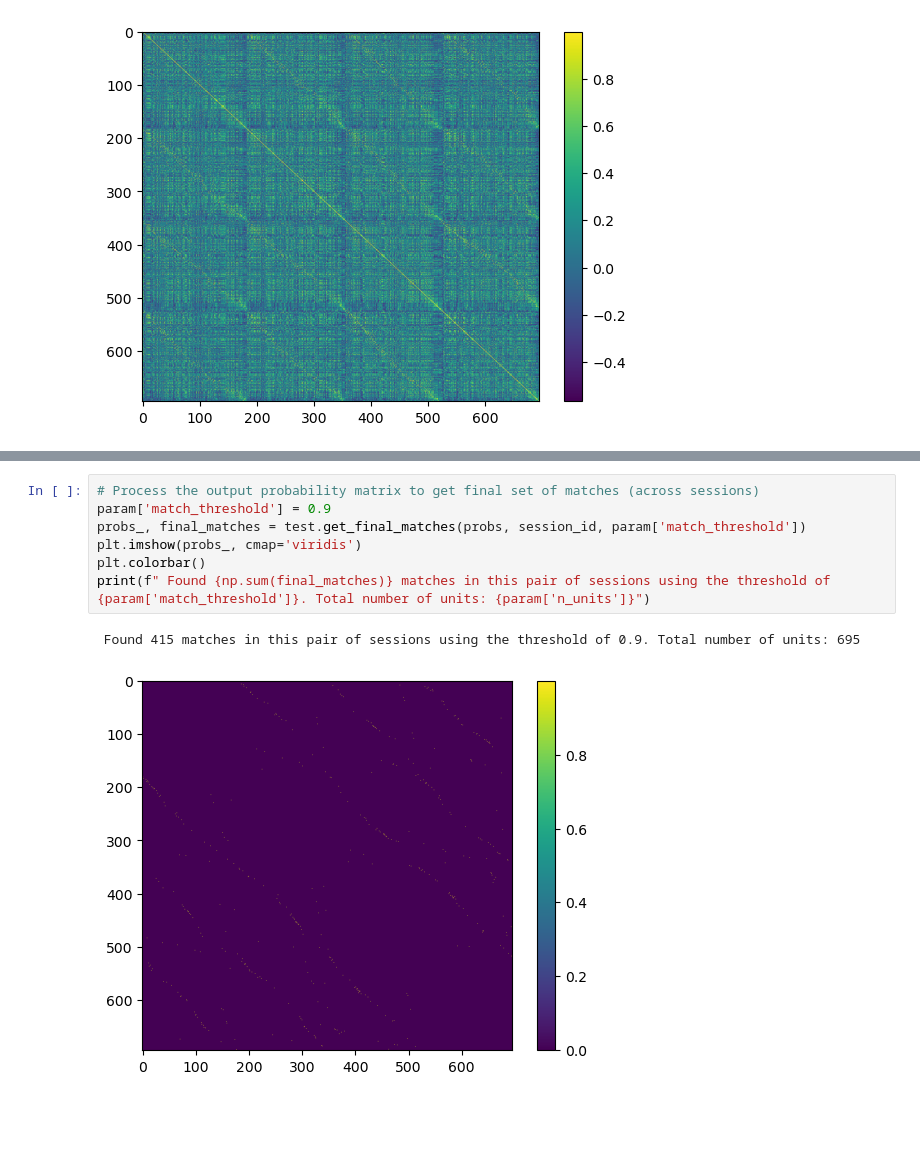
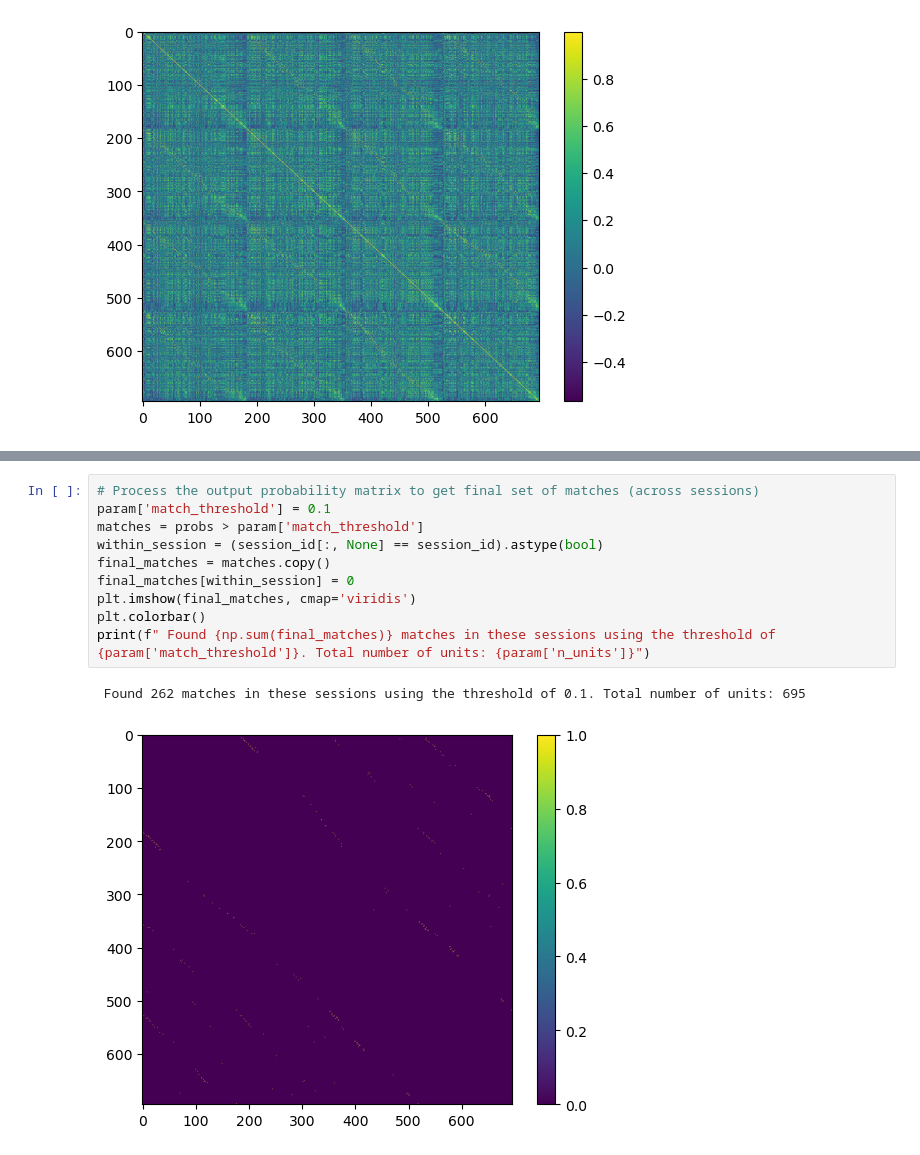
Before and after one commit to EnnyvanBeest/UnitMatch, a Jupyter notebook: UnitMatchPy/Demo Notebooks/DeepUnitMatch.ipynb, the cells around one changed output, grey strips where cells are left out. Drawn from its saved outputs; the diff is of its cells as text; blank space fills up the shorter version.

```diff
--- a/UnitMatchPy/Demo Notebooks/DeepUnitMatch.ipynb
+++ b/UnitMatchPy/Demo Notebooks/DeepUnitMatch.ipynb
@@ -139,14 +167,17 @@ The percentage of false +ve's is 0.00% for session 4
 This assumes that the spike sorter has made no mistakes
 # %%
 # Process the output probability matrix to get final set of matches (across sessions)
-param['match_threshold'] = 0.9
-probs_, final_matches = test.get_final_matches(probs, session_id, param['match_threshold'])
-plt.imshow(probs_, cmap='viridis')
+param['match_threshold'] = 0.1
+matches = probs > param['match_threshold']
+within_session = (session_id[:, None] == session_id).astype(bool)
+final_matches = matches.copy()
+final_matches[within_session] = 0
+plt.imshow(final_matches, cmap='viridis')
 plt.colorbar()
-print(f" Found {np.sum(final_matches)} matches in this pair of sessions using the threshold of {param['match_threshold']}. Total number of units: {param['n_units']}")
+print(f" Found {np.sum(final_matches)} matches in these sessions using the threshold of {param['match_threshold']}. Total number of units: {param['n_units']}")
 # %% [output]
- Found 415 matches in this pair of sessions using the threshold of 0.9. Total number of units: 695
+ Found 262 matches in these sessions using the threshold of 0.1. Total number of units: 695
-[figure, old version]
+[figure, new version]
 # %%
 # Now we can check performance using the AUC. This tests the agreement between DeepUnitMatch matches and functional scores (in this case, ISI histogram correlations).
 
```
Also changed, not shown: parts of 9 cells of this notebook, 4 other files.
